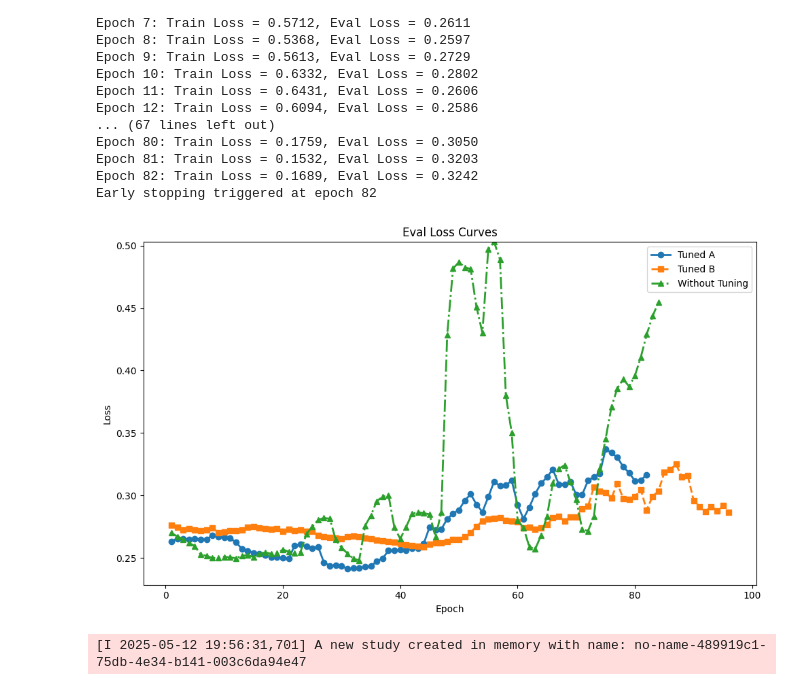
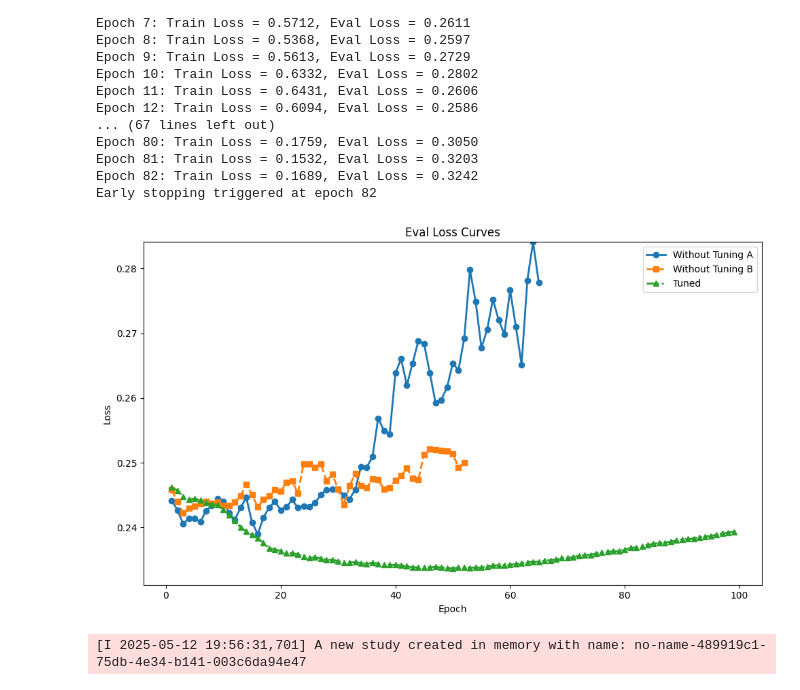
Before and after one commit to HongyuLii/energy-prediction, a Jupyter notebook: pytorch/lstm_pipeline.ipynb, the cells around one changed output. Saved outputs shown, nothing was run; the diff lists cells and outputs as text; code cells hidden in the pictures.

```diff
--- a/pytorch/lstm_pipeline.ipynb
+++ b/pytorch/lstm_pipeline.ipynb
@@ -163,10 +163,9 @@ loss = trainer.history
 with open('LSTM_Bad3.csv', 'w') as f:
     pd.DataFrame(loss).to_csv(f, index=False)
 # %%
-loss_1 = pd.read_csv('LSTM_Bad3.csv')
-loss_2 = pd.read_csv('LSTM_Bad2.csv')
-loss_3 = pd.read_csv('LSTM_Bad.csv')
-loss_0 = pd.read_csv('LSTM_Best.csv')
+loss_1 = pd.read_csv('MLP_Best.csv')
+loss_0 = pd.read_csv('MLP_Worst.csv')
+loss_2 = pd.read_csv('MLP_Worst2.csv')
 # %%
 
 loss_0 = loss_0['eval_loss']
@@ -249,19 +247,19 @@ def plot_loss_curves(
     plt.show()
 # %%
 plot_loss_curves(
-    [loss_1, loss_3,loss_2],
-    labels=['Tuned A','Tuned B','Without Tuning'],
+    [loss_0,loss_2, loss_1],
+    labels=['Without Tuning A','Without Tuning B','Tuned'],
     fmts=['-o','--s','-.^'],
     clip_percentile=100,
-    smooth_window=5,
+    smooth_window=2,
     plot_kwargs={
         0: {'linewidth':2},
         1: {'linewidth':2},
         2: {'linewidth':2}
     }
 )
 # %% [output]
-[figure, old version]
+[figure, new version]
 # %%
 
 study = optuna.create_study(
```
Also changed, not shown: parts of 1 cell of this notebook, 6 other files.
